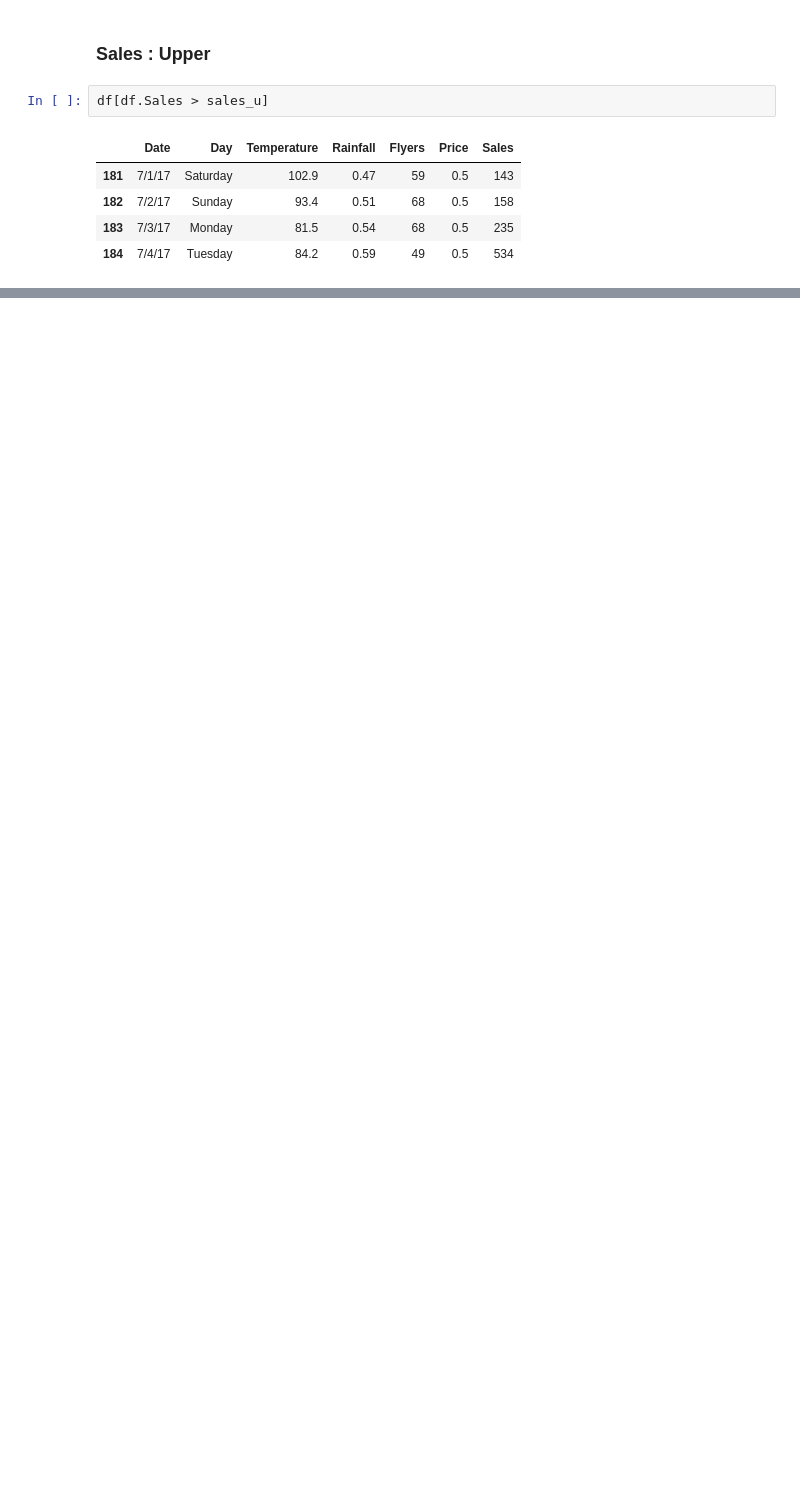
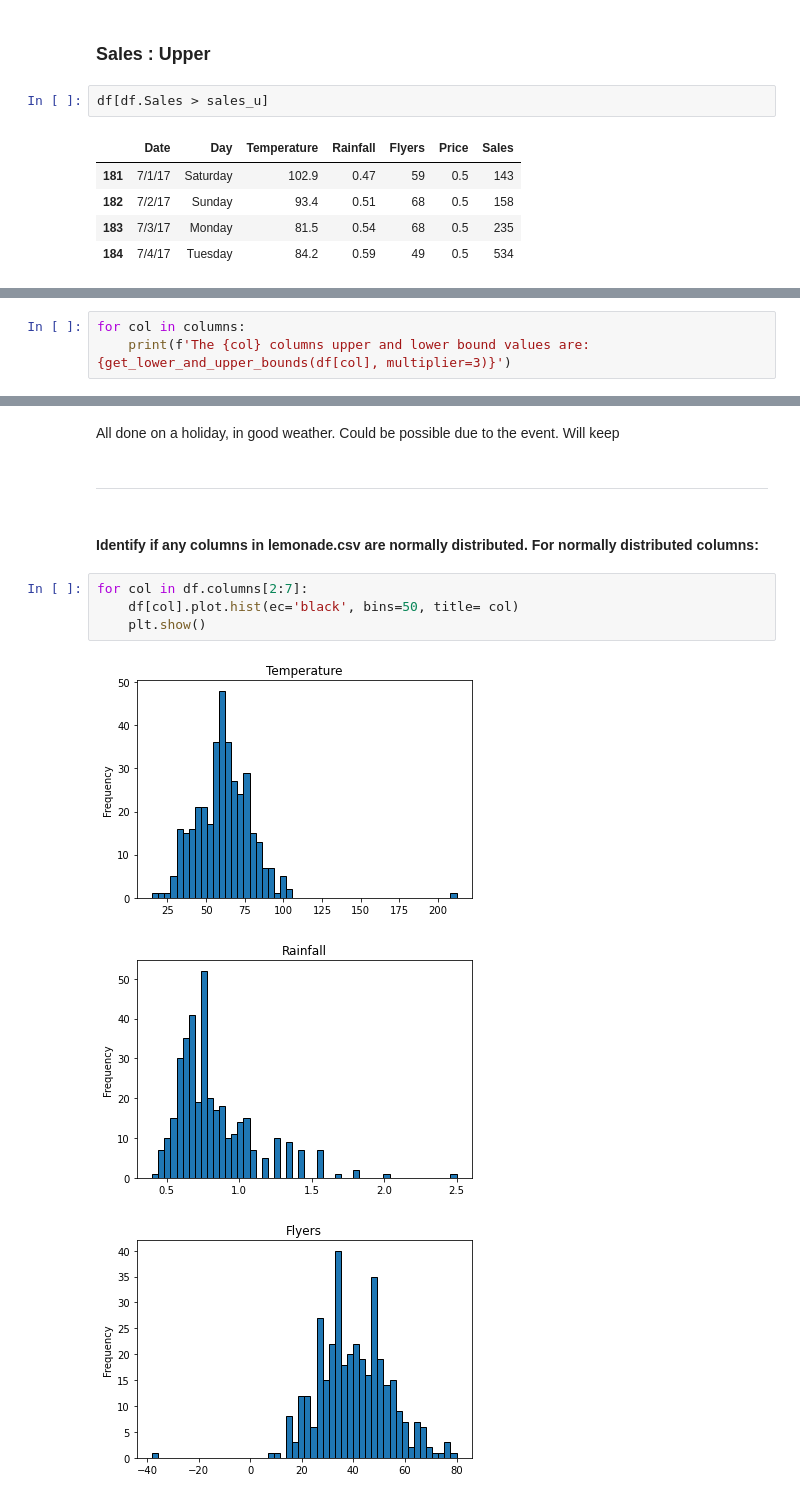
Before and after one commit to DeangeloBowen1/anomaly-detection-exercises, a Jupyter notebook: continuous_probabilistic_methods.ipynb, the cells around one changed output, grey strips where cells are left out. Saved outputs shown, nothing was run; the diff lists cells and outputs as text; blank space fills up the shorter version.

```diff
--- a/continuous_probabilistic_methods.ipynb
+++ b/continuous_probabilistic_methods.ipynb
@@ -227,0 +242,3 @@ df[df.Sales > sales_u]
+# %%
+for col in columns:
+    print(f'The {col} columns upper and lower bound values are: {get_lower_and_upper_bounds(df[col], multiplier=3)}')
@@ -227,0 +337,14 @@ df[df.Sales > sales_u]
+# %% [markdown]
+All done on a holiday, in good weather. Could be possible due to the event. Will keep
+# %% [markdown]
+---
+# %% [markdown]
+#### Identify if any columns in lemonade.csv are normally distributed. For normally distributed columns:
+# %%
+for col in df.columns[2:7]:
+    df[col].plot.hist(ec='black', bins=50, title= col)
+    plt.show()
+# %% [output]
+[figure, added]
+[figure, added]
+[figure, added]
```
Also changed, not shown: parts of 50 cells of this notebook.
